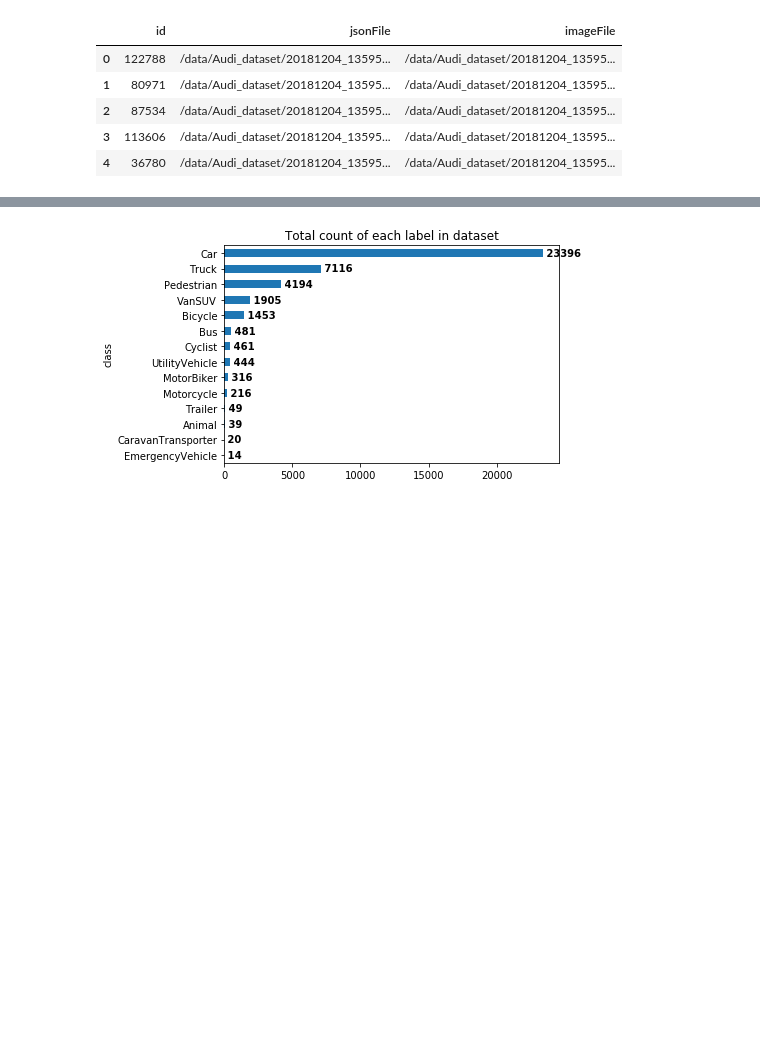
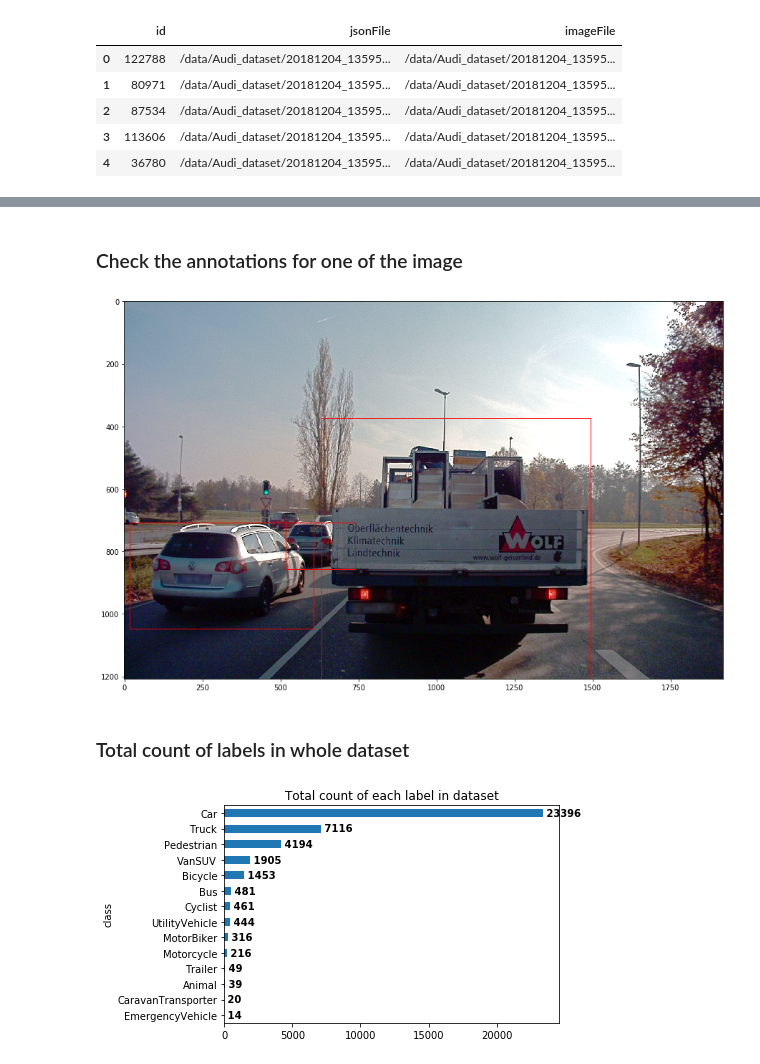
Before and after one commit to Suman-Saini/CapstoneProject_2, a Jupyter notebook: Data_Exploration.ipynb, the cells around one changed output, grey strips where cells are left out. Saved outputs shown, nothing was run; the diff lists cells and outputs as text; code cells hidden in the pictures; blank space fills up the shorter version.

```diff
--- a/Data_Exploration.ipynb
+++ b/Data_Exploration.ipynb
@@ -63,3 +99,5 @@ audiDf['y2'] = audiDf['2d_bbox'].str[3]
+# %%
+audiDf = pd.read_csv('data/audi_dataset.csv', index_col=0)
 # %%
 audiDf.head()
 # %% [output]
@@ -69,6 +107,26 @@ audiDf.head()
 | 2 | 80971 | /data/Audi_dataset/20181204_13595... | /data/Audi_dataset/20181204_13595... | [1068.235, 330.0452, 1578.198, 91... | Truck | 1208 | 1920 | 1068.2350 | 330.0452 | 1578.1980 | 918.1988 |
 | 3 | 87534 | /data/Audi_dataset/20181204_13595... | /data/Audi_dataset/20181204_13595... | [1164.702, 511.1872, 1546.12, 868... | Truck | 1208 | 1920 | 1164.7020 | 511.1872 | 1546.1200 | 868.4450 |
 | 4 | 87534 | /data/Audi_dataset/20181204_13595... | /data/Audi_dataset/20181204_13595... | [-672.8669, 446.4352, 334.3822, 9... | Truck | 1208 | 1920 | -672.8669 | 446.4352 | 334.3822 | 909.3825 |
+# %% [markdown]
+### Check the annotations for one of the image
+# %%
+cur_dir = os.getcwd()
+s = audiDf[audiDf.imageFile.str.contains('20181107133258_camera_frontcenter_000000484')]
+img = plt.imread(cur_dir+s['imageFile'].iloc[0])
+figure, ax = plt.subplots(1, figsize=(15,15))
+for key, row in s.iterrows():
+    topleft_x = row['x1']
+    topleft_y = row['y1']
+    bottom_right_x = row['x2']
+    bottom_right_y = row['y2']
+    rect = plt.Rectangle((topleft_x,topleft_y),(bottom_right_x-topleft_x),(bottom_right_y-topleft_y),
+                         edgecolor='r', facecolor="none")
+    _ = ax.add_patch(rect)
+_ = plt.imshow(img)
+# %% [output]
+[figure, added]
+# %% [markdown]
+### Total count of labels in whole dataset
 # %%
 s = audiDf.groupby(['class']).size().sort_values(ascending=True)
 ax = s.plot(kind='barh')
```
Also changed, not shown: parts of 7 cells of this notebook, 3 other files.
